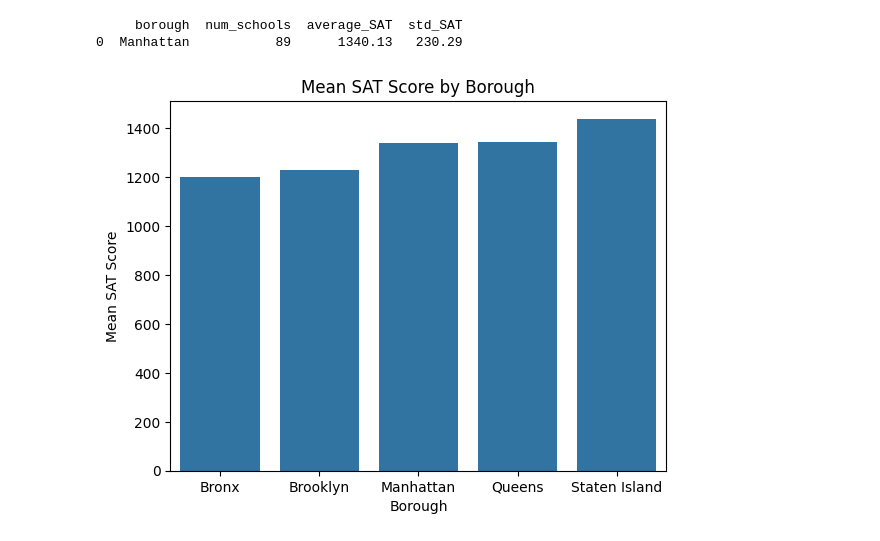
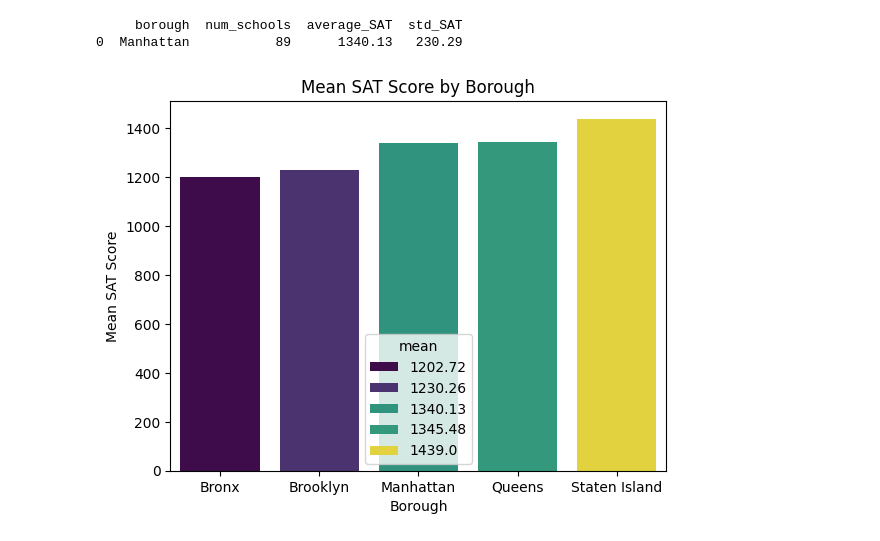
Before and after one commit to tasyanurkarina/Exploring-NYC-Public-School-Test-Result-Scores, a Jupyter notebook: notebook.ipynb, the cells around one changed output. Saved outputs shown, nothing was run; the diff lists cells and outputs as text; code cells hidden in the pictures.

```diff
--- a/notebook.ipynb
+++ b/notebook.ipynb
@@ -33,7 +33,7 @@ import seaborn as sns
 import matplotlib.pyplot as plt
 
 # Read in the data
-schools = pd.read_csv("workspace/workspace/schools.csv")
+schools = pd.read_csv("/content/schools.csv")
 
 # Preview the data
 schools.head()
@@ -160,13 +162,17 @@ print(largest_std_dev)
 # %%
 # Visualization SAT Score Comparison by School
 import seaborn as sns
 import matplotlib.pyplot as plt
 
-sns.barplot(x = 'borough', y = 'mean', data = borough_NYC.reset_index())
+sns.barplot(x = 'borough',
+            y = 'mean',
+            data = borough_NYC.reset_index(),
+            hue = 'mean',
+            palette='viridis')
 
 plt.title('Mean SAT Score by Borough')
 plt.xlabel('Borough')
 plt.ylabel('Mean SAT Score')
 plt.show()
 # %% [output]
-[figure, old version]
+[figure, new version]
```
Also changed, not shown: parts of 3 cells of this notebook.
